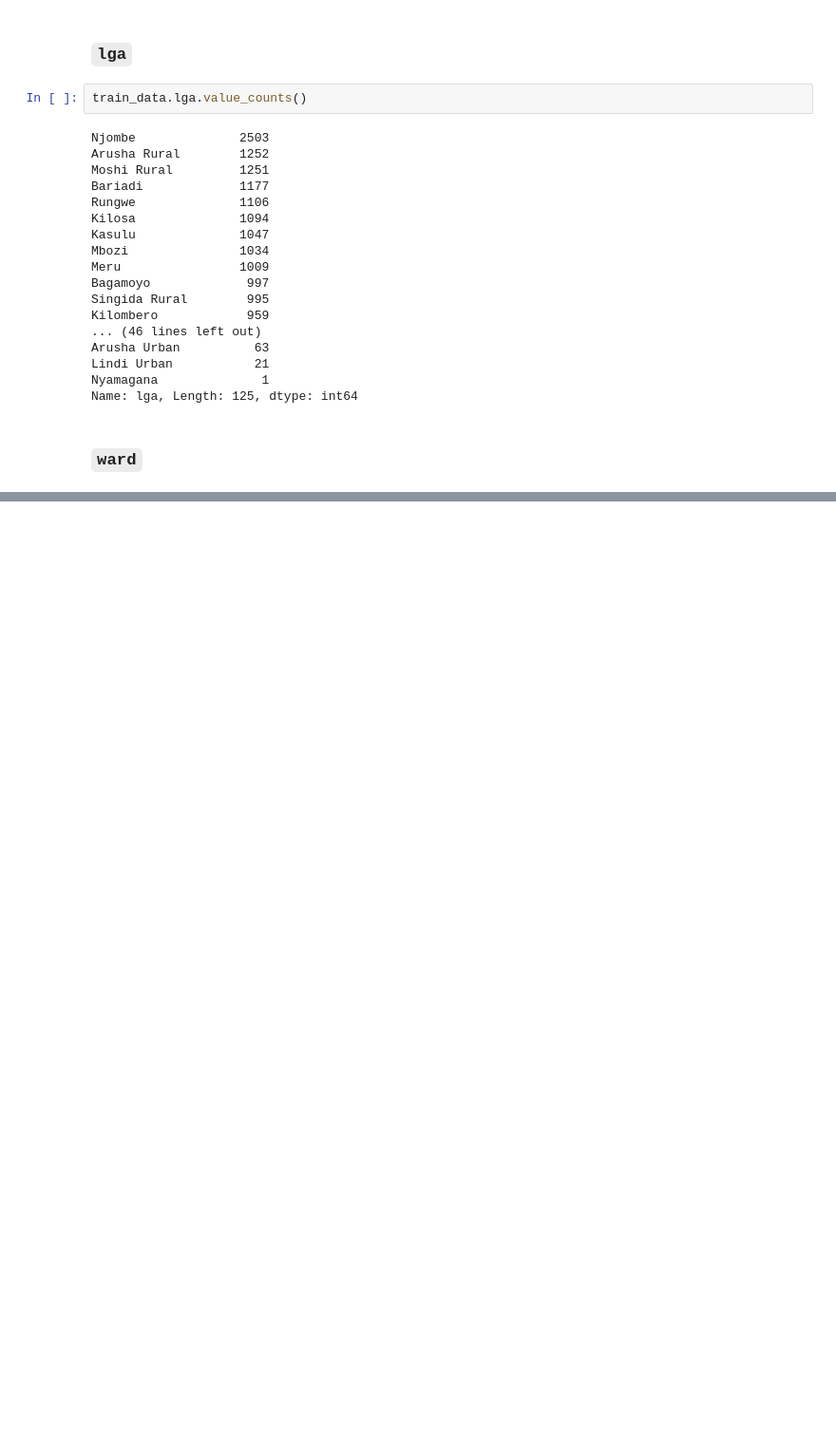
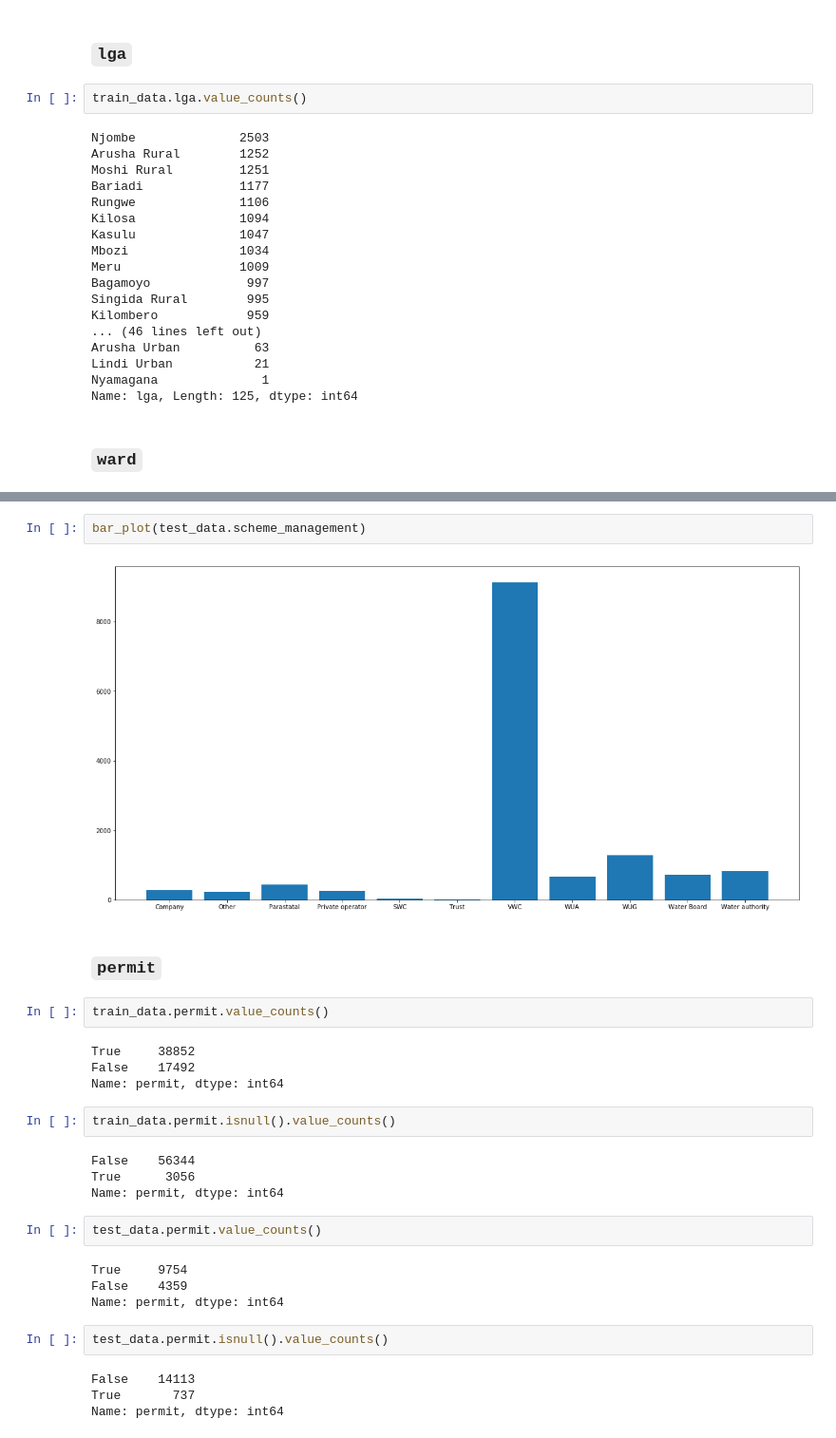
Before and after one commit to s28kiru/clean-pump-prediction, a Jupyter notebook: eda.ipynb, the cells around one changed output, grey strips where cells are left out. Shown at 95% size. Saved outputs shown, nothing was run; the diff lists cells and outputs as text; blank space fills up the shorter version.

```diff
--- a/eda.ipynb
+++ b/eda.ipynb
@@ -516,0 +670,30 @@ train_data.
+# %%
+bar_plot(test_data.scheme_management)
+# %% [output]
+[figure, added]
+# %% [markdown]
+### `permit`
+# %%
+train_data.permit.value_counts()
+# %% [output]
+True     38852
+False    17492
+Name: permit, dtype: int64
+# %%
+train_data.permit.isnull().value_counts()
+# %% [output]
+False    56344
+True      3056
+Name: permit, dtype: int64
+# %%
+test_data.permit.value_counts()
+# %% [output]
+True     9754
+False    4359
+Name: permit, dtype: int64
+# %%
+test_data.permit.isnull().value_counts()
+# %% [output]
+False    14113
+True       737
+Name: permit, dtype: int64
```
Also changed, not shown: parts of 29 cells of this notebook.
